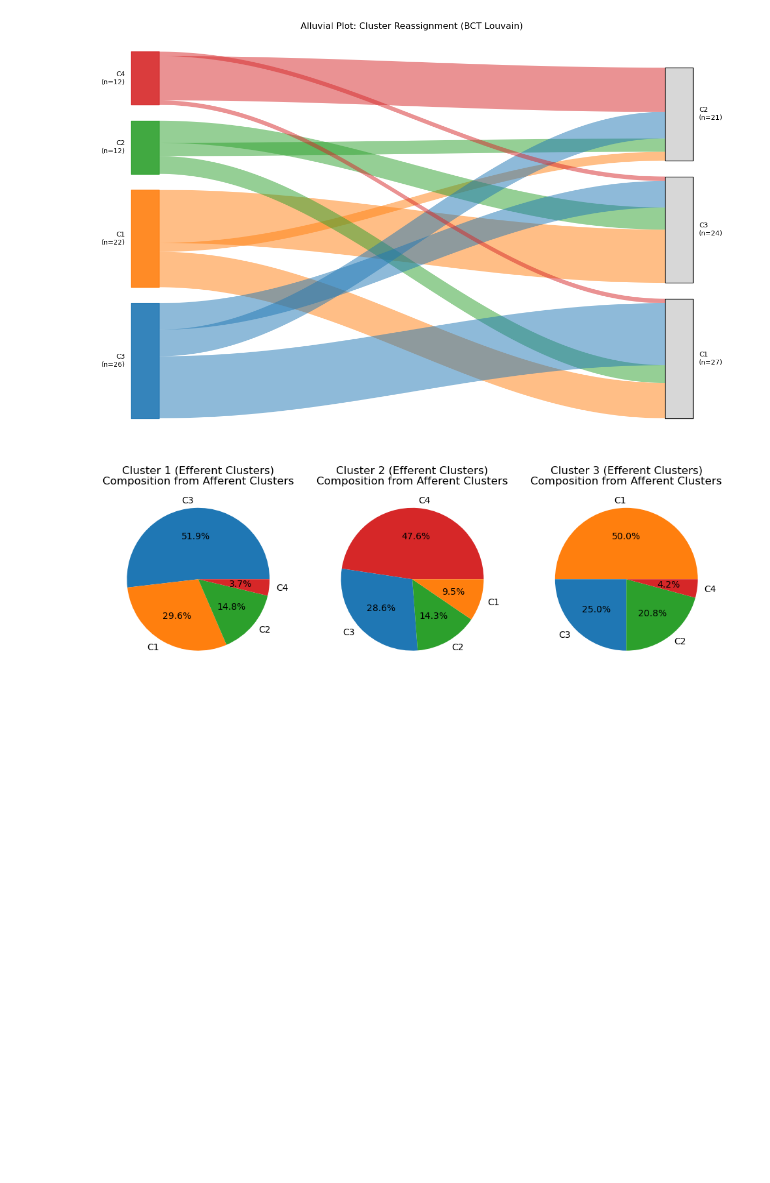
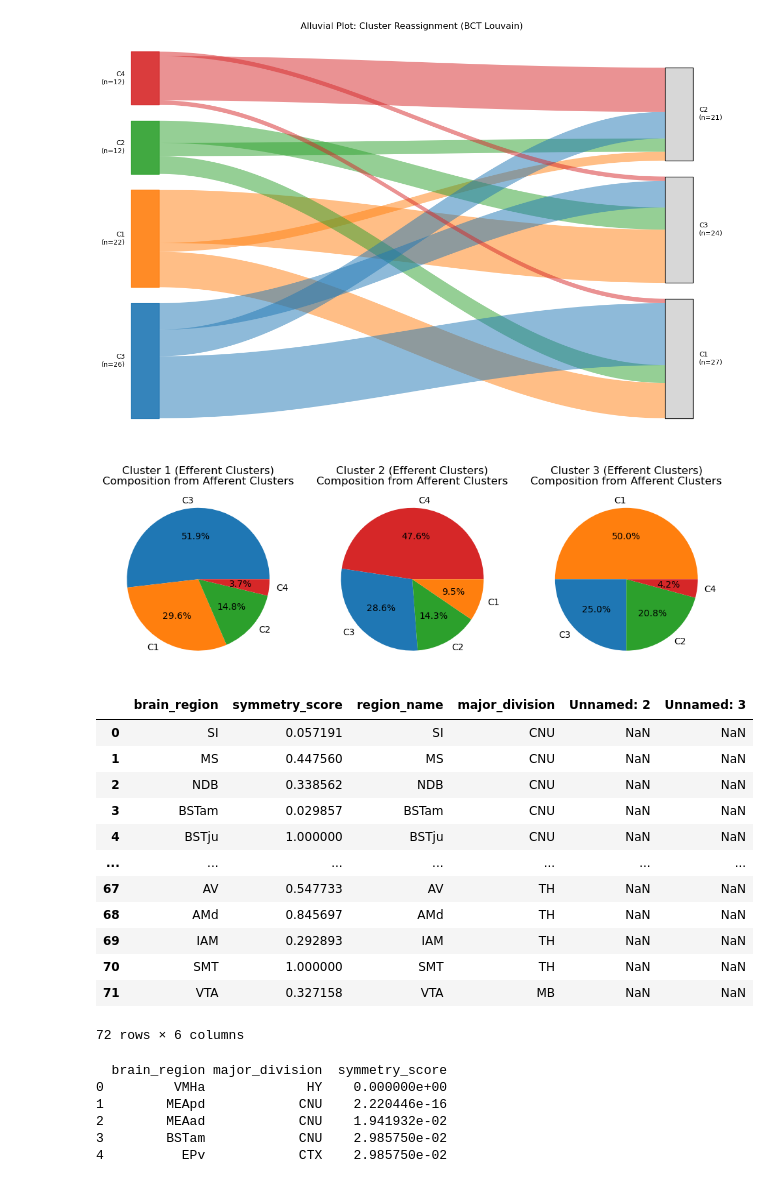
Before and after one commit to chris-weinberger/br2f_connectome, a Jupyter notebook: scripts/symmetry_analysis.ipynb, the cells around one changed output. Cells and saved outputs as stored; diff of their text form; code cells hidden in the pictures; blank space fills up the shorter version.

```diff
--- a/scripts/symmetry_analysis.ipynb
+++ b/scripts/symmetry_analysis.ipynb
@@ -481,3 +511,74 @@ plt.show()
 # %% [output]
 [figure]
 [figure]
+# %%
+df_scores.merge(
+    df_mapping_unique,
+    left_on='brain_region',
+    right_on='region_name',
+    how='left'
+)
+# %% [output]
+|  | brain_region | symmetry_score | region_name | major_division | Unnamed: 2 | Unnamed: 3 |
+| 0 | SI | 0.057191 | SI | CNU | NaN | NaN |
+| 1 | MS | 0.447560 | MS | CNU | NaN | NaN |
+| 2 | NDB | 0.338562 | NDB | CNU | NaN | NaN |
+| 3 | BSTam | 0.029857 | BSTam | CNU | NaN | NaN |
+| 4 | BSTju | 1.000000 | BSTju | CNU | NaN | NaN |
+| ... | ... | ... | ... | ... | ... | ... |
+| 67 | AV | 0.547733 | AV | TH | NaN | NaN |
+| 68 | AMd | 0.845697 | AMd | TH | NaN | NaN |
+| 69 | IAM | 0.292893 | IAM | TH | NaN | NaN |
+| 70 | SMT | 1.000000 | SMT | TH | NaN | NaN |
+| 71 | VTA | 0.327158 | VTA | MB | NaN | NaN |
+72 rows × 6 columns
+# %%
+# lets generate the output excel file which has the relevant columns as output:
+# - brain region
+# - major division
+# - symmetry score
+
+import pandas as pd
+
+# 1. Load your mapping file (700 rows)
+# Assuming columns are 'region_name' and 'major_division'
+df_mapping = pd.read_csv('../data/label_major_division_mapping.csv')
+
+df_mapping_unique = df_mapping.drop_duplicates(subset=['region_name'])
+
+# 2. Extract the 72 brain regions from your 7x72 dataframe
+regions = df_avg_from.columns.tolist()
+
+# 3. Create a temporary dataframe with your 72 regions and their scores
+# This ensures the 'symmetry_score' stays locked to the correct column name
+df_scores = pd.DataFrame({
+    'brain_region': regions,
+    'symmetry_score': distances # Your 72-element array
+})
+
+# 4. Merge with the 700-row mapping file
+# 'how=left' ensures we keep only the 72 regions in your data
+final_df = df_scores.merge(
+    df_mapping_unique,
+    left_on='brain_region',
+    right_on='region_name',
+    how='left'
+)
+
+# 5. Final cleanup: select and reorder columns
+final_df = final_df[['brain_region', 'major_division', 'symmetry_score']]
+
+# To sort from lowest to highest symmetry score
+final_df_sorted = final_df.sort_values(by='symmetry_score').reset_index(drop=True)
+# final_df = final_df.reset_index(drop=True)
+# If you want to modify the existing dataframe without creating a new variable:
+# final_df.sort_values(by='symmetry_score', ascending=False, inplace=True)
+
+print(final_df_sorted.head())
+# %% [output]
+  brain_region major_division  symmetry_score
+0         VMHa             HY    0.000000e+00
+1        MEApd            CNU    2.220446e-16
+2        MEAad            CNU    1.941932e-02
+3        BSTam            CNU    2.985750e-02
+4          EPv            CTX    2.985750e-02
```
Also changed, not shown: parts of 5 cells of this notebook, 12 other files.
